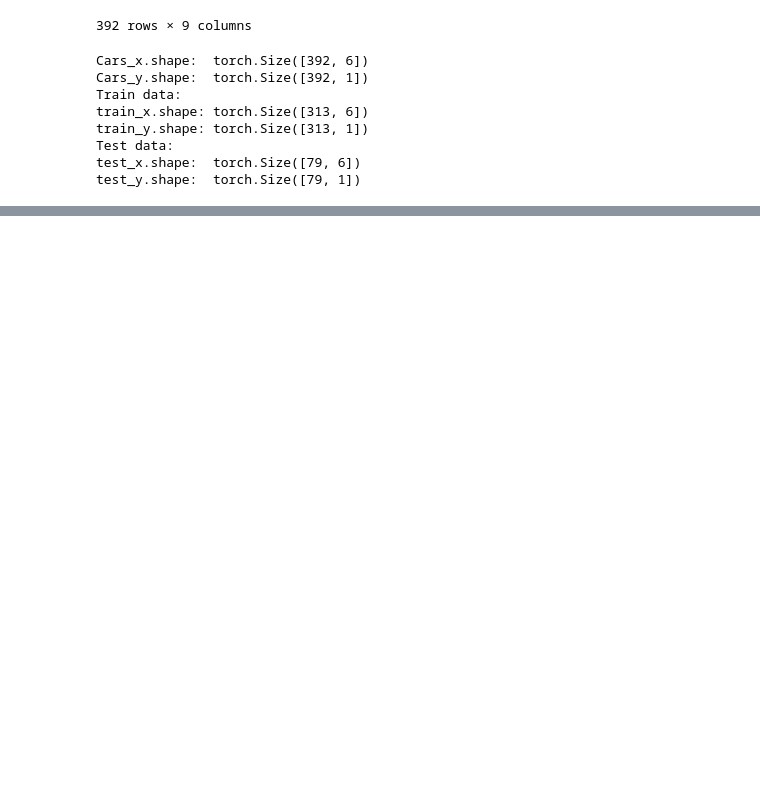
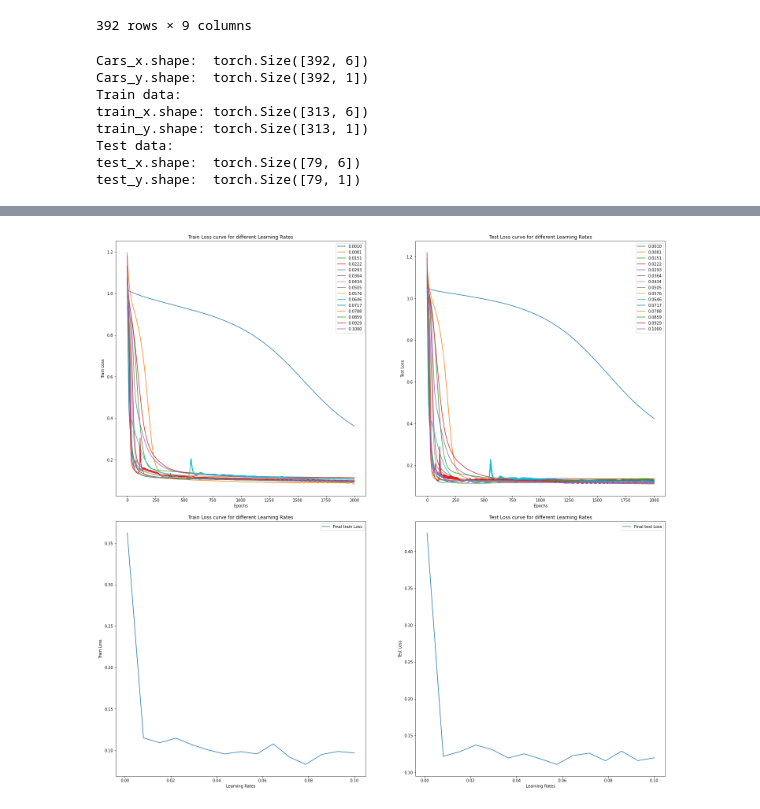
Before and after one commit to tomafischer/ai_geeks, a Jupyter notebook: deeplearning/Intro_to_Deep_Learning_30_minutes_class.ipynb, the cells around one changed output, grey strips where cells are left out. Drawn from its saved outputs; the diff is of its cells as text; code cells hidden in the pictures; blank space fills up the shorter version.

```diff
--- a/deeplearning/Intro_to_Deep_Learning_30_minutes_class.ipynb
+++ b/deeplearning/Intro_to_Deep_Learning_30_minutes_class.ipynb
@@ -147,0 +340,16 @@ tensor([[25.],
+# %%
+# Meta experiment
+# creating learning rates
+learning_rates = np.linspace(0.001,0.1, 15)
+#print(f"Learning rates: {learning_rates}")
+
+losses_train_all =[]
+losses_test_all =[]
+for lr in learning_rates:
+  #print(f"lr: {lr}")
+  cars_ann = CarsNeuralNetwork(lr=lr)
+  losses_train, losses_test = train_epochs(model= cars_ann, train_x= train_x, train_y= train_y,
+                      test_x= test_x, test_y= test_y, epochs = 2000, verbose= False)
+  losses_train_all.append(losses_train)
+  losses_test_all.append(losses_test)
+  print(f"Learning rate {lr:.4f} - loss training {losses_train[-1]} - loss testing {losses_test[-1]}")
@@ -147,0 +372,44 @@ tensor([[25.],
+# %%
+# charting
+fig, (ax1, ax2) = plt.subplots(2,2, figsize=(25,25))
+# plotting learning curves
+ax = ax1[0]
+for lr, curve in zip(learning_rates,losses_train_all ):
+  ax.plot(curve, label=f"{lr:.4f}")
+ax.legend()
+ax.set_xlabel("Epochs")
+ax.set_ylabel("Train Loss")
+ax.set_title("Train Loss curve for different Learning Rates")
+
+ax = ax1[1]
+for lr, curve in zip(learning_rates,losses_test_all ):
+  ax.plot(curve, label=f"{lr:.4f}")
+ax.legend()
+ax.set_xlabel("Epochs")
+ax.set_ylabel("Test Loss")
+ax.set_title("Test Loss curve for different Learning Rates")
+
+# plotting final Losses
+ax = ax2[0]
+losses_train_all_final = np.array(losses_train_all)[:,-1]
+ax.plot(learning_rates, losses_train_all_final, label = "Final train Loss")
+ax.legend()
+ax.set_xlabel("Learning Rates")
+ax.set_ylabel("Train Loss")
+ax.set_title("Train Loss curve for different Learning Rates")
+
+
+
+ax = ax2[1]
+losses_test_all_final = np.array(losses_test_all)[:,-1]
+ax.plot(learning_rates, losses_test_all_final, label = "Final test Loss")
+ax.legend()
+ax.set_xlabel("Learning Rates")
+ax.set_ylabel("Test Loss")
+ax.set_title("Test Loss curve for different Learning Rates")
+
+
+plt.subplots_adjust(hspace=0.1)
+plt.show()
+# %% [output]
+[figure, added]
```
Also changed, not shown: parts of 18 cells of this notebook.
